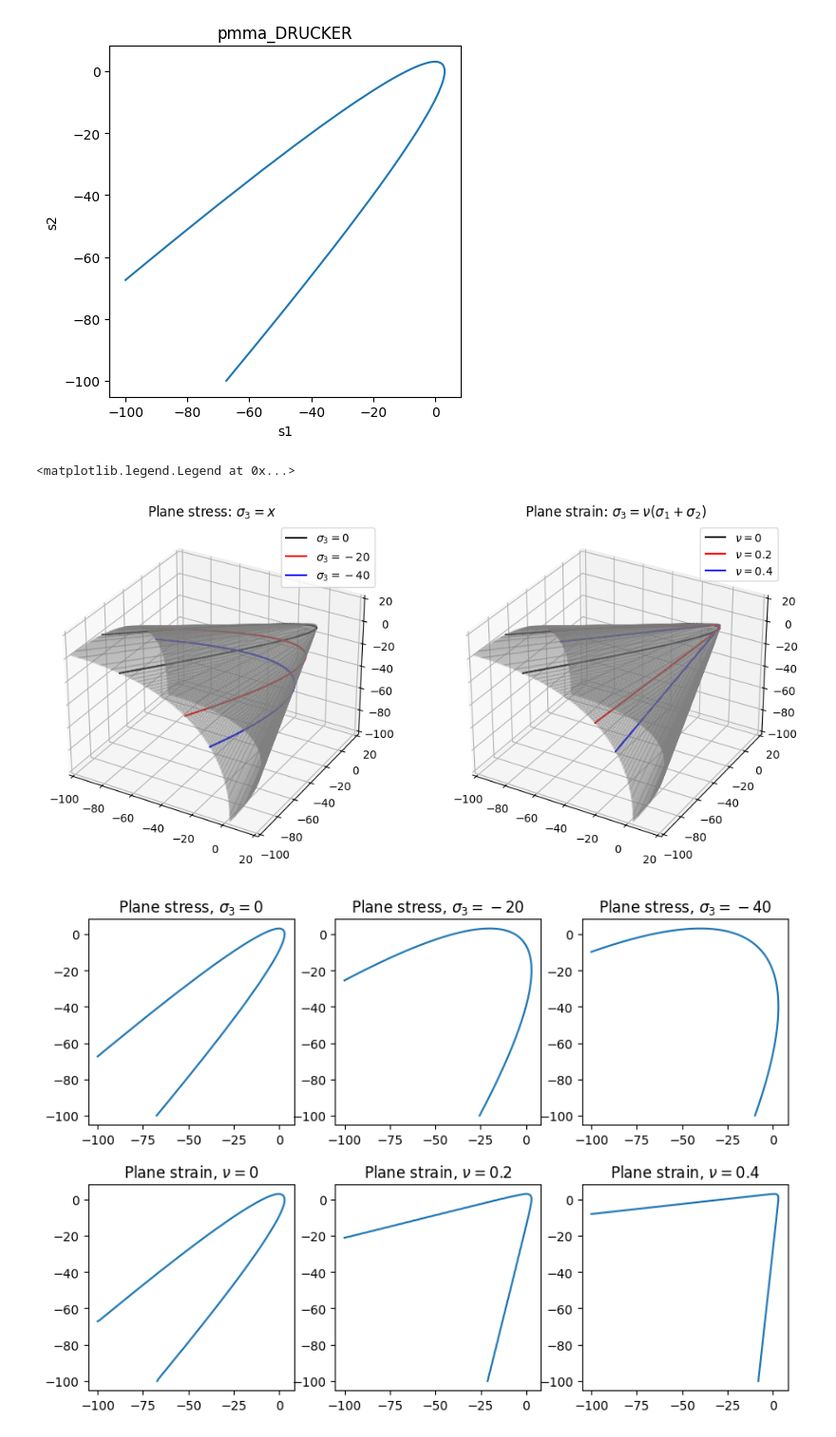
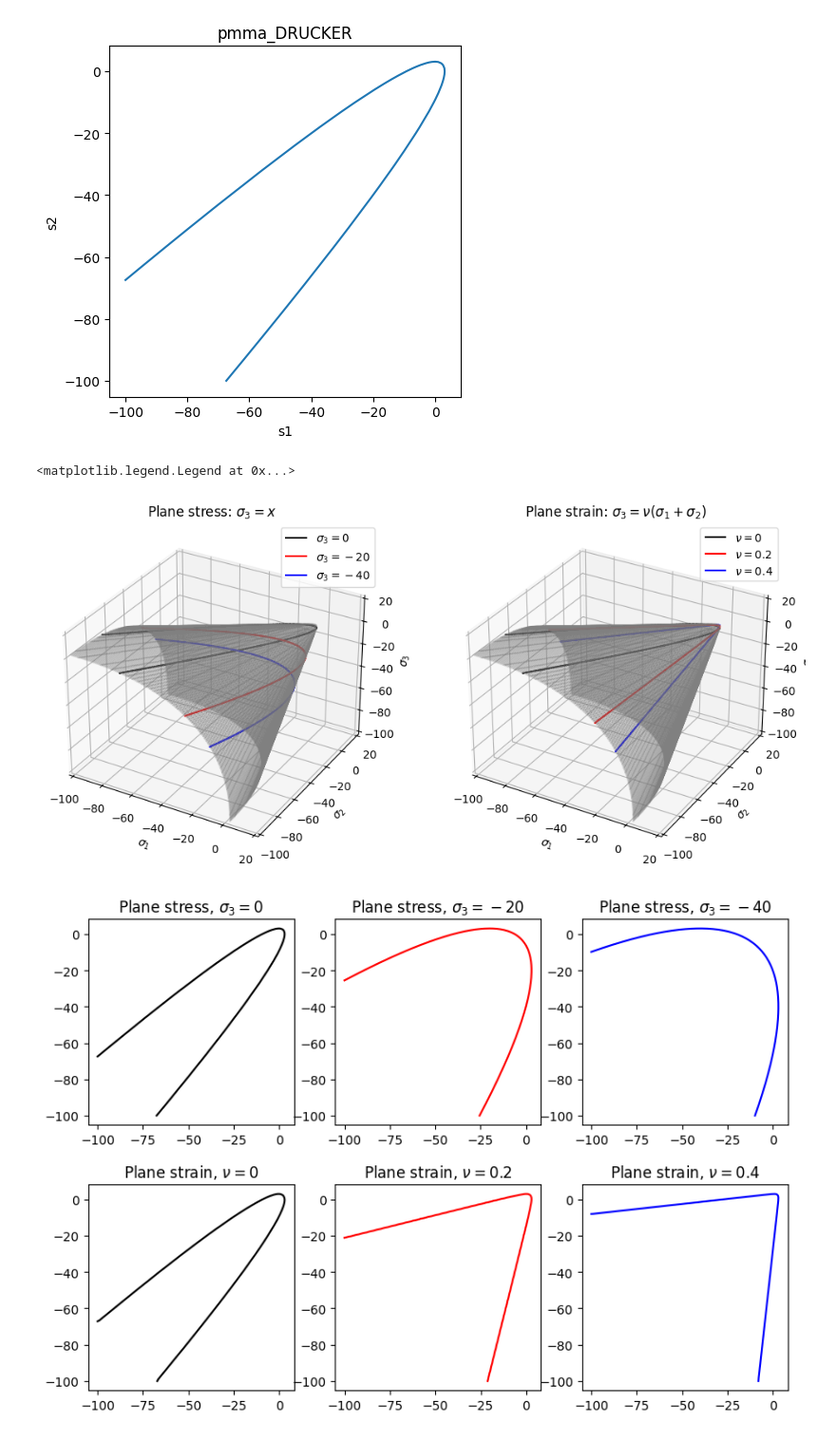
Before and after one commit to lyyc199586/cm-vis, a Jupyter notebook: examples/strength_plot.ipynb, the cells around one changed output. Shown at 95% size. Saved outputs shown, nothing was run; the diff lists cells and outputs as text; code cells hidden in the pictures.

```diff
--- a/examples/strength_plot.ipynb
+++ b/examples/strength_plot.ipynb
@@ -50,7 +50,9 @@ ax1.add_collection3d(surf1)
 ax1.add_collection3d(c0)
 ax1.add_collection3d(c1)
 ax1.add_collection3d(c2)
-ax1.set(xlim=minmax, ylim=minmax, zlim=minmax, title="Plane stress: $\\sigma_3 = x$")
+ax1.set(
+    xlim=minmax, ylim=minmax, zlim=minmax, title="Plane stress: $\\sigma_3 = x$", xlabel="$\\sigma_1$", ylabel="$\\sigma_2$", zlabel="$\\sigma_3$"
+)
 ax1.legend()
 
 # ax2
@@ -63,36 +65,45 @@ ax2.add_collection3d(surf2)
 ax2.add_collection3d(c0)
 ax2.add_collection3d(c1)
 ax2.add_collection3d(c2)
-ax2.set(xlim=minmax, ylim=minmax, zlim=minmax, title="Plane strain: $\\sigma_3=\\nu (\\sigma_1+ \\sigma_2)$")
+ax2.set(
+    xlim=minmax,
+    ylim=minmax,
+    zlim=minmax,
+    title="Plane strain: $\\sigma_3=\\nu (\\sigma_1+ \\sigma_2)$",
+    xlabel="$\\sigma_1$",
+    ylabel="$\\sigma_2$",
+    zlabel="$\\sigma_3$",
+)
 ax2.legend()
 # %% [output]
 <matplotlib.legend.Legend at 0x...>
-[figure, old version]
+[figure, new version]
 # %%
 # 2D plane stress, and 2D plane strain
 import glob
 import matplotlib.pyplot as plt
 from cm_vis.strength.plot import SurfacePlotter
 
 data_dir = "../data/strength/"
 ss = glob.glob(data_dir + "*drucker*.npy")
 
 # plane stress vs. plane strain
 fig, axs = plt.subplots(2, 3, figsize=(10, 7))
 # plt.style.use("elsevier")
 plotter = SurfacePlotter(ss[0])
 
+c = ["k", "r", "b"]
 s3 = [0, -20, -40]
 for i in range(3):
-    plotter.plot(option="plane_stress", s3=s3[i], ax=axs[0][i])
+    plotter.plot(option="plane_stress", s3=s3[i], ax=axs[0][i], color=c[i])
     axs[0][i].set_title(f"Plane stress, $\\sigma_3={s3[i]}$")
 
 nu = [0, 0.2, 0.4]
 for i in range(3):
-    plotter.plot(option="plane_strain", nu=nu[i], ax=axs[1][i])
+    plotter.plot(option="plane_strain", nu=nu[i], ax=axs[1][i], color=c[i])
     axs[1][i].set_title(f"Plane strain, $\\nu={nu[i]}$")
 
 for ax in axs.flatten():
     ax.set(aspect="equal")
 # %% [output]
-[figure, old version]
+[figure, new version]
```
